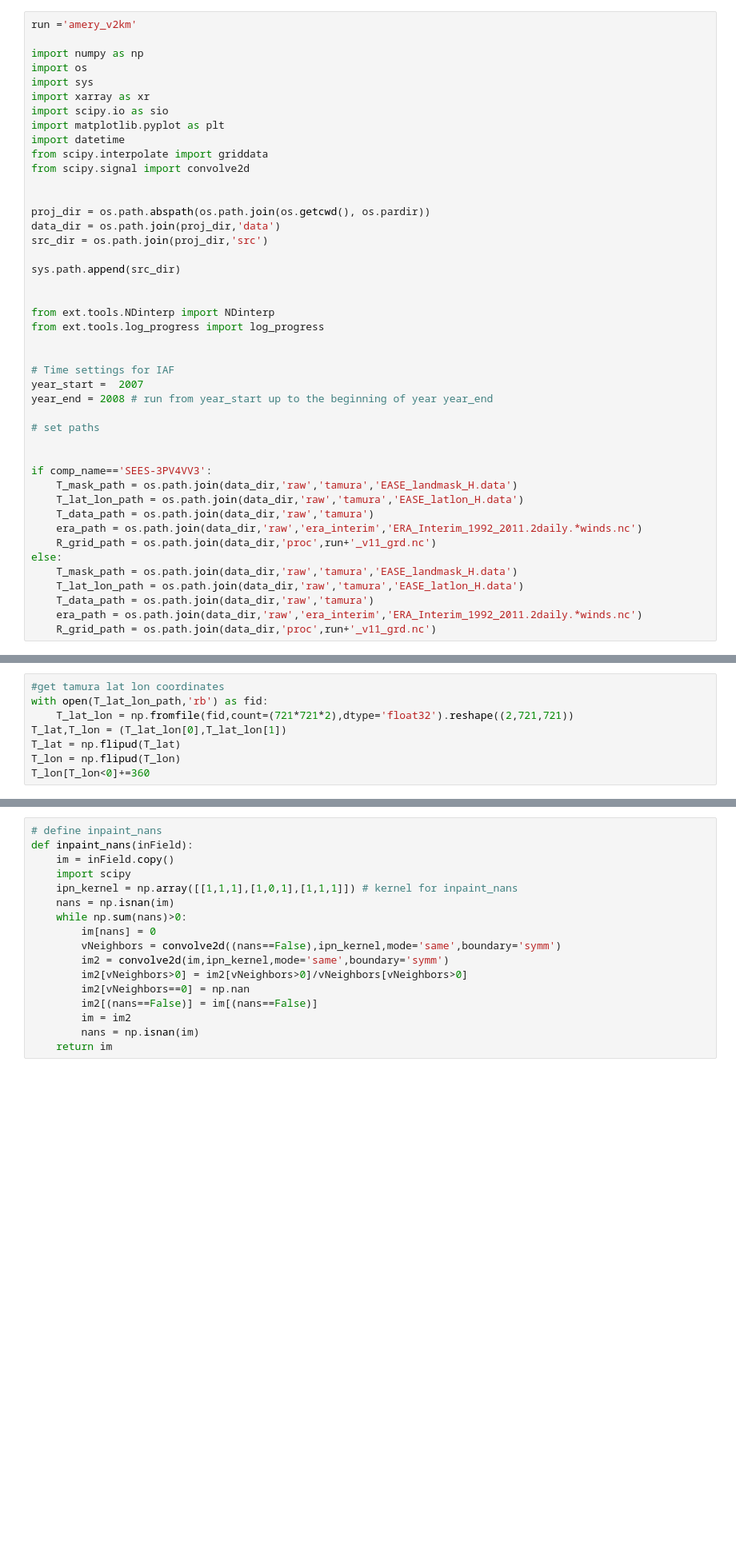
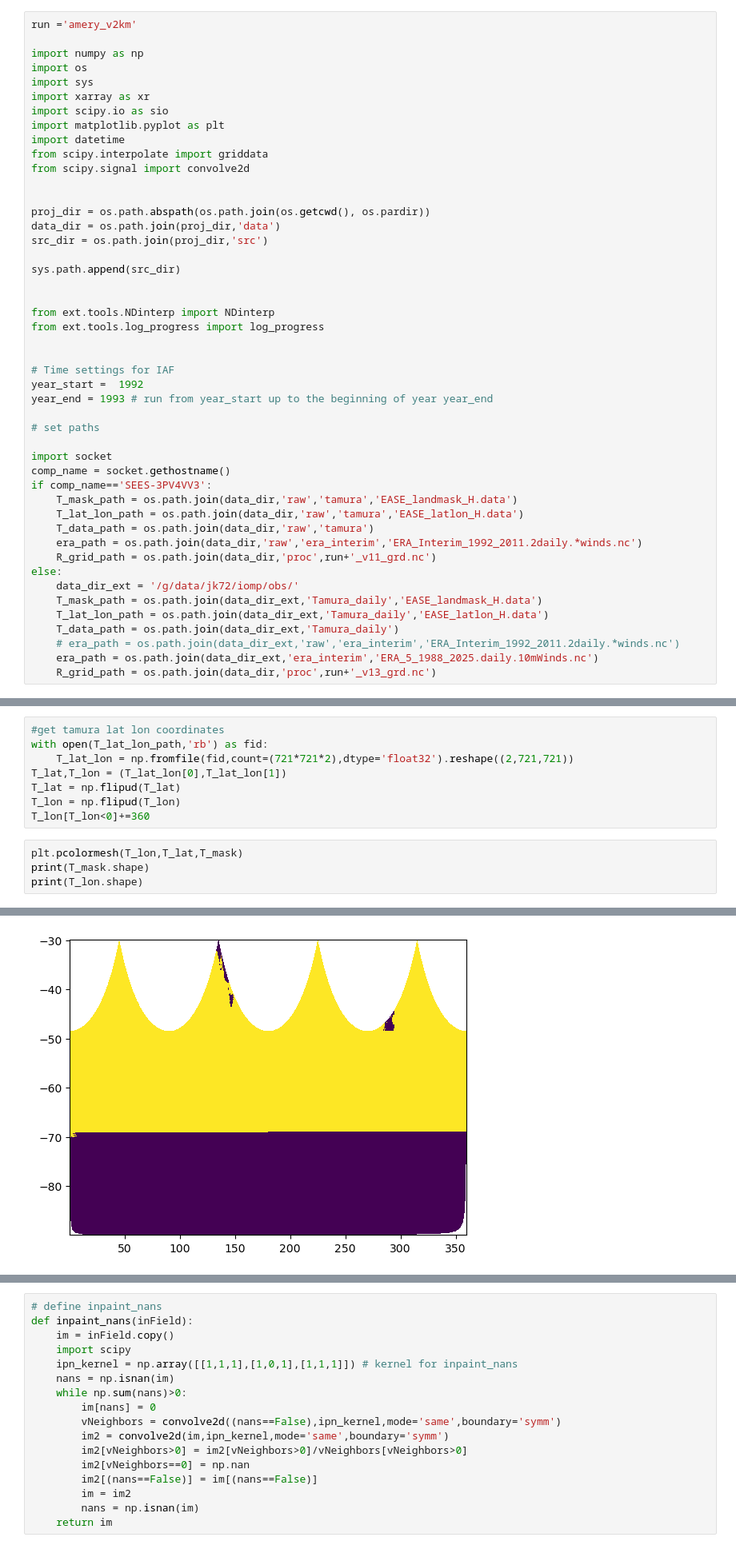
Before and after one commit to dgwyther/amery-hires, a Jupyter notebook: notebooks/make_sbc-amery_tamuraera_IAF.ipynb, the cells around one changed output, grey strips where cells are left out. Shown at 80% size. Drawn from its saved outputs; the diff is of its cells as text; blank space fills up the shorter version.

Commit message:
tamura iaf

```diff
--- a/notebooks/make_sbc-amery_tamuraera_IAF.ipynb
+++ b/notebooks/make_sbc-amery_tamuraera_IAF.ipynb
@@ -30,12 +34,13 @@ from ext.tools.log_progress import log_progress
 
 
 # Time settings for IAF
-year_start =  2007
-year_end = 2008 # run from year_start up to the beginning of year year_end
+year_start =  1992
+year_end = 1993 # run from year_start up to the beginning of year year_end
 
 # set paths
 
-
+import socket
+comp_name = socket.gethostname()
 if comp_name=='SEES-3PV4VV3':
     T_mask_path = os.path.join(data_dir,'raw','tamura','EASE_landmask_H.data')
     T_lat_lon_path = os.path.join(data_dir,'raw','tamura','EASE_latlon_H.data')
@@ -43,8 +48,10 @@ if comp_name=='SEES-3PV4VV3':
     era_path = os.path.join(data_dir,'raw','era_interim','ERA_Interim_1992_2011.2daily.*winds.nc')
     R_grid_path = os.path.join(data_dir,'proc',run+'_v11_grd.nc')
 else:
-    T_mask_path = os.path.join(data_dir,'raw','tamura','EASE_landmask_H.data')
-    T_lat_lon_path = os.path.join(data_dir,'raw','tamura','EASE_latlon_H.data')
-    T_data_path = os.path.join(data_dir,'raw','tamura')
-    era_path = os.path.join(data_dir,'raw','era_interim','ERA_Interim_1992_2011.2daily.*winds.nc')
-    R_grid_path = os.path.join(data_dir,'proc',run+'_v11_grd.nc')
+    data_dir_ext = '/g/data/jk72/iomp/obs/'
+    T_mask_path = os.path.join(data_dir_ext,'Tamura_daily','EASE_landmask_H.data')
+    T_lat_lon_path = os.path.join(data_dir_ext,'Tamura_daily','EASE_latlon_H.data')
+    T_data_path = os.path.join(data_dir_ext,'Tamura_daily')
+    # era_path = os.path.join(data_dir_ext,'raw','era_interim','ERA_Interim_1992_2011.2daily.*winds.nc')
+    era_path = os.path.join(data_dir_ext,'era_interim','ERA_5_1988_2025.daily.10mWinds.nc')
+    R_grid_path = os.path.join(data_dir,'proc',run+'_v13_grd.nc')
@@ -77,3 +97,8 @@ T_lat,T_lon = (T_lat_lon[0],T_lat_lon[1])
 T_lat = np.flipud(T_lat)
 T_lon = np.flipud(T_lon)
 T_lon[T_lon<0]+=360
+# %%
+plt.pcolormesh(T_lon,T_lat,T_mask)
+print(T_mask.shape)
+print(T_lon.shape)
+# %% [output]
@@ -79,0 +107 @@ T_lon[T_lon<0]+=360
+[figure, added]
```
Also changed, not shown: parts of 11 cells of this notebook.
